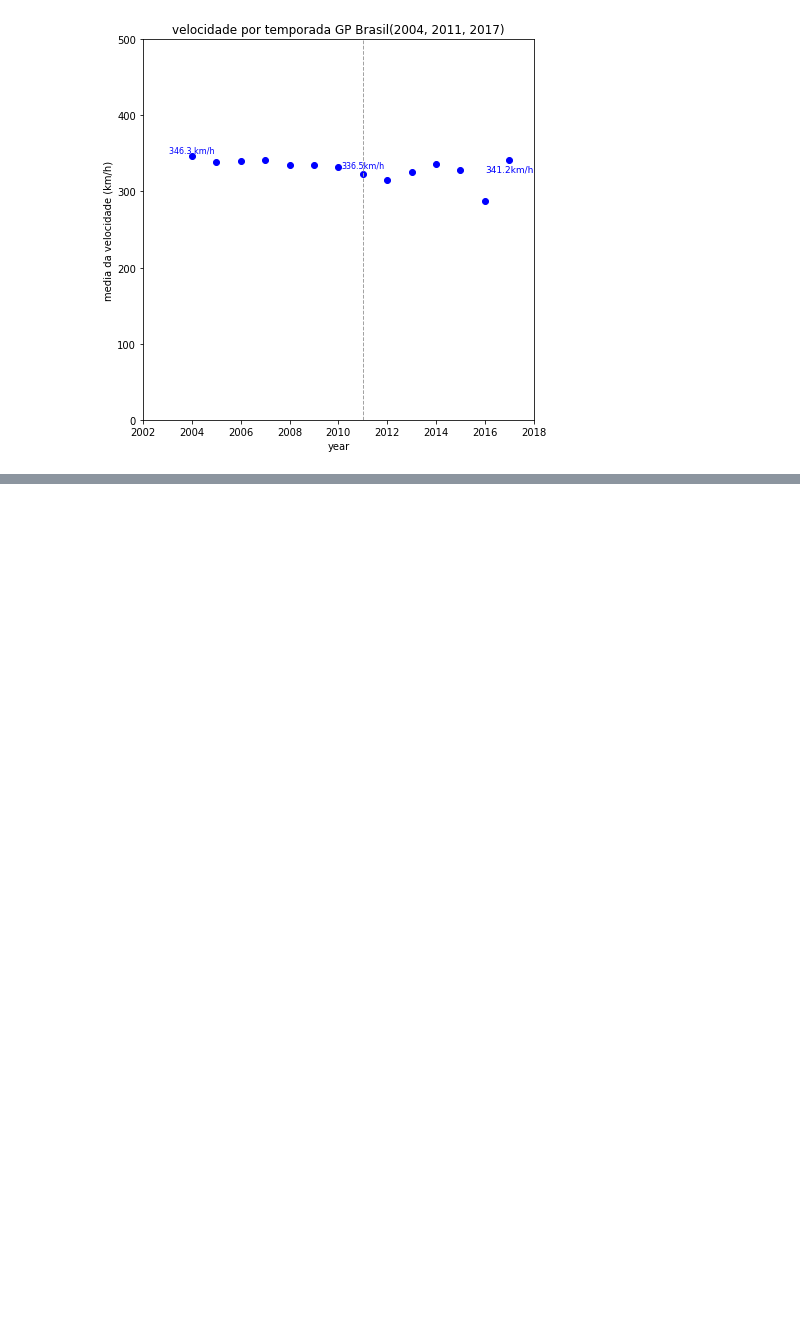
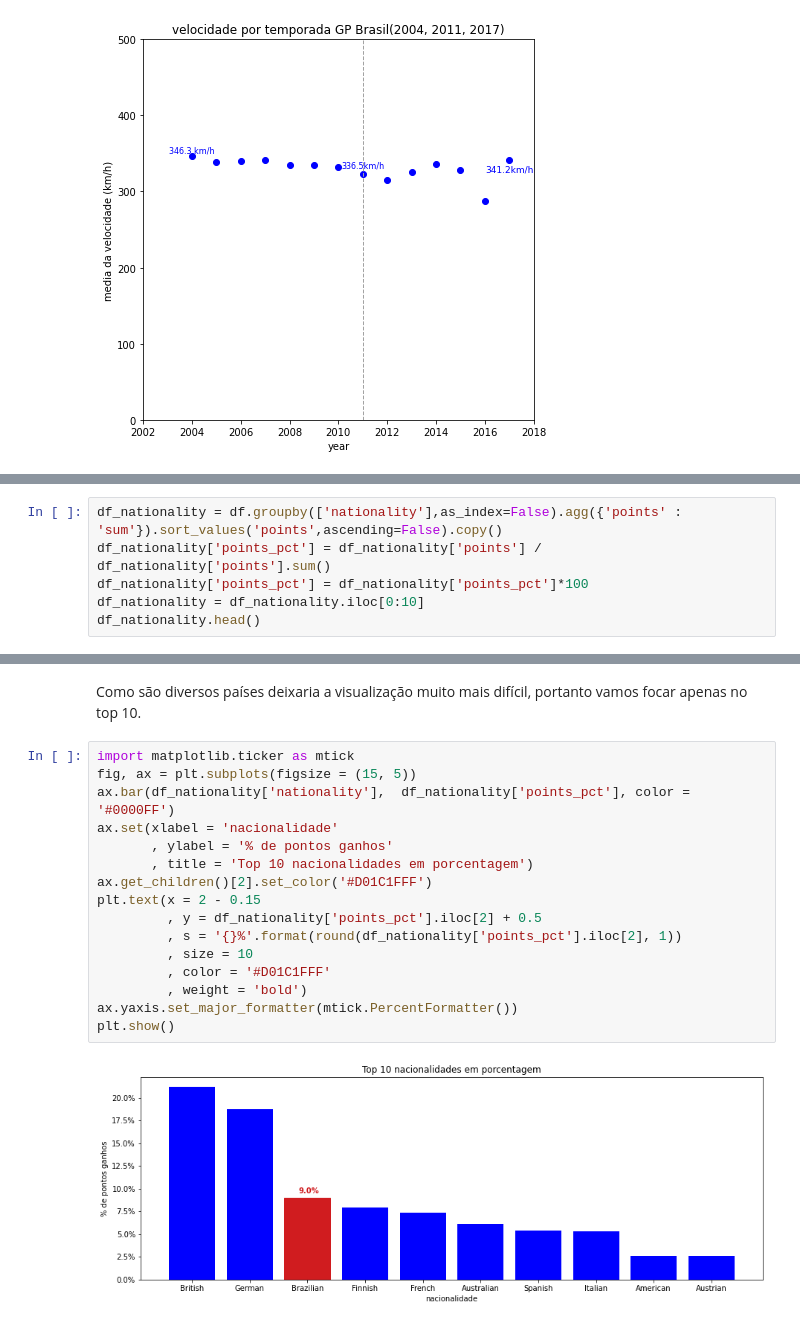
Before and after one commit to renatojmf/analiseDadosF1, a Jupyter notebook: dadosf1.ipynb, the cells around one changed output, grey strips where cells are left out. Saved outputs shown, nothing was run; the diff lists cells and outputs as text; blank space fills up the shorter version.

```diff
--- a/dadosf1.ipynb
+++ b/dadosf1.ipynb
@@ -647,0 +681,6 @@ plt.show()
+# %%
+df_nationality = df.groupby(['nationality'],as_index=False).agg({'points' : 'sum'}).sort_values('points',ascending=False).copy()
+df_nationality['points_pct'] = df_nationality['points'] / df_nationality['points'].sum()
+df_nationality['points_pct'] = df_nationality['points_pct']*100
+df_nationality = df_nationality.iloc[0:10]
+df_nationality.head()
@@ -647,0 +694,20 @@ plt.show()
+# %% [markdown]
+Como são diversos países deixaria a visualização muito mais difícil, portanto vamos focar apenas no top 10.
+# %%
+import matplotlib.ticker as mtick
+fig, ax = plt.subplots(figsize = (15, 5))
+ax.bar(df_nationality['nationality'],  df_nationality['points_pct'], color = '#0000FF')
+ax.set(xlabel = 'nacionalidade'
+       , ylabel = '% de pontos ganhos'
+       , title = 'Top 10 nacionalidades em porcentagem')
+ax.get_children()[2].set_color('#D01C1FFF')
+plt.text(x = 2 - 0.15
+         , y = df_nationality['points_pct'].iloc[2] + 0.5
+         , s = '{}%'.format(round(df_nationality['points_pct'].iloc[2], 1))
+         , size = 10
+         , color = '#D01C1FFF'
+         , weight = 'bold')
+ax.yaxis.set_major_formatter(mtick.PercentFormatter())
+plt.show()
+# %% [output]
+[figure, added]
```
Also changed, not shown: parts of 16 cells of this notebook.
